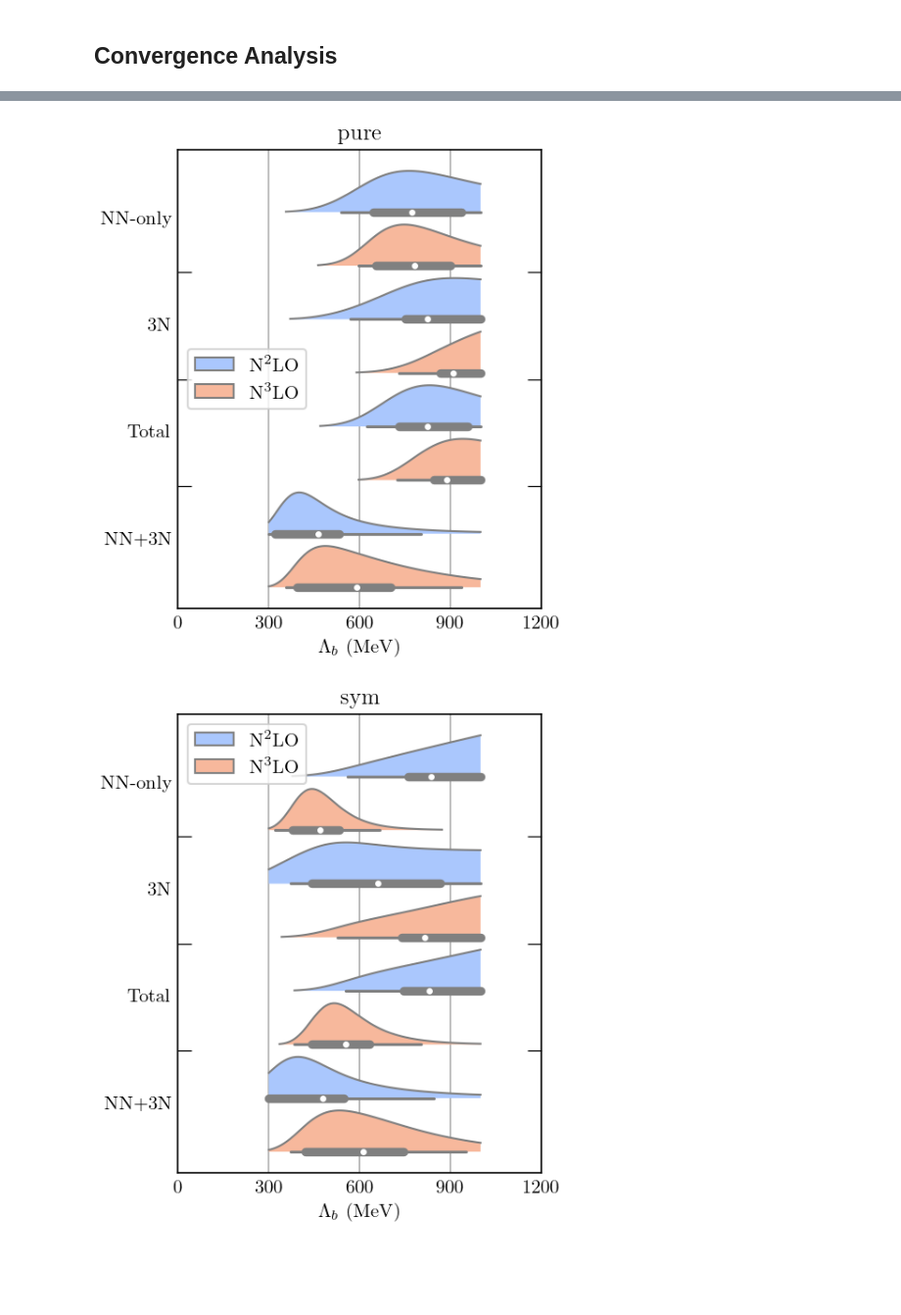
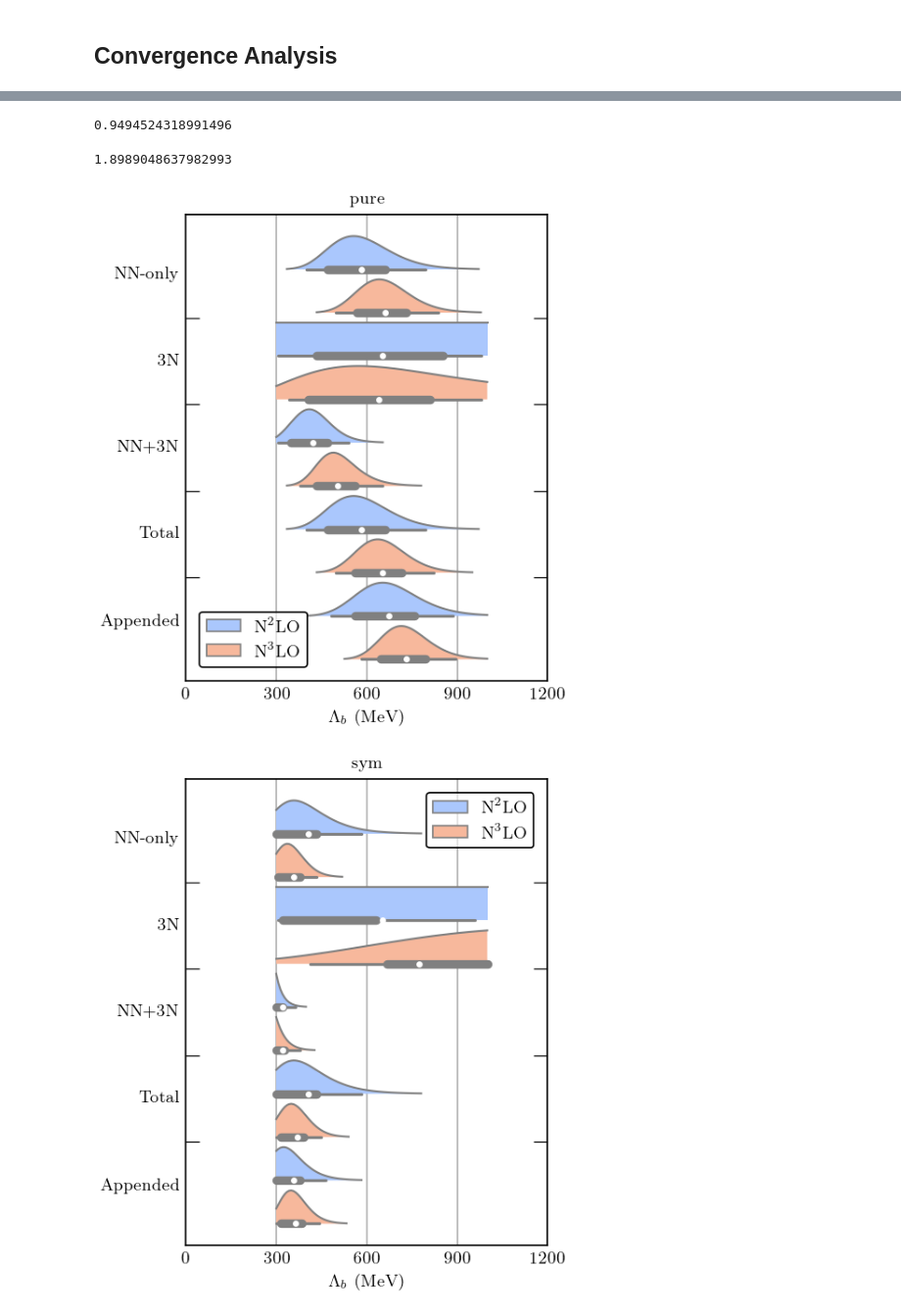
Before and after one commit to buqeye/nuclear-matter-convergence, a Jupyter notebook: analysis/3BF_convergence.ipynb, the cells around one changed output, grey strips where cells are left out. Shown at 98% size. Saved outputs shown, nothing was run; the diff lists cells and outputs as text; code cells hidden in the pictures; blank space fills up the shorter version.

Commit message:
Many more plots showing convergence when 2bf and 3bf are appended to one another

```diff
--- a/analysis/3BF_convergence.ipynb
+++ b/analysis/3BF_convergence.ipynb
@@ -315,6 +297,7 @@ def plot_coefficients(kf, d, coeffs_2bf, coeffs_3bf, coeffs_23bf, orders, colors
     for i, n in enumerate(orders):
 
         axes[0, 0].plot(kf, coeffs_23bf[:, i], c=colors[i], label=fr'$c_{n}^{{(2+3)}}$')
+        axes[0, 0].plot(kf[train1], coeffs_23bf[train1, i], c=colors[i], ls='', marker='o')
         axes[1, 0].plot(kf, coeffs_2bf[:, i], c=colors[i], label=fr'$c_{n}^{{(2)}}$')
         if n > 2:
             axes[1, 0].plot(kf, coeffs_3bf[:, i], c=colors[i], ls='--', label=fr'$c_{n}^{{(3)}}$')
@@ -378,3 +407,11 @@ def ref_cubic_3bf(X):
+# %%
+nuclear_density(600 / hbar_c, 2)
+# %% [output]
+0.9494524318991496
+# %%
+nuclear_density(600 / hbar_c, 4)
+# %% [output]
+1.8989048637982993
 # %%
 fermi_momenta = {
     pure_neutron: kf_n,
@@ -393,14 +430,17 @@ refs = {
     (pure_neutron, body2): ref_2bf,
     (pure_neutron, body3): ref_cubic_3bf,
     (pure_neutron, body23): ref_2bf,
+    (pure_neutron, body23_appended): ref_2bf,
     # E/A
     (sym_nuclear, body2): ref_2bf,
     (sym_nuclear, body3): ref_cubic_3bf,
     (sym_nuclear, body23): ref_2bf,
+    (sym_nuclear, body23_appended): ref_2bf,
     # S2
     (s2_energy, body2): ref_2bf,
     (s2_energy, body3): ref_cubic_3bf,
     (s2_energy, body23): ref_2bf,
+    (s2_energy, body23_appended): ref_2bf,
 }
 
 # S2_observables = {
@@ -413,25 +453,32 @@ observables = {
     (pure_neutron, body2): y_n_2bf,
     (pure_neutron, body3): y_n_3bf,
     (pure_neutron, body23): y_n_2_plus_3bf,
+#     (pure_neutron, body23_appended): y_n_app,
+    (pure_neutron, body23_appended): y_n_appended,
     # E/A
     (sym_nuclear, body2): y_s_2bf,
     (sym_nuclear, body3): y_s_3bf,
     (sym_nuclear, body23): y_s_2_plus_3bf,
+#     (sym_nuclear, body23_appended): y_s_app,
+    (sym_nuclear, body23_appended): y_s_appended,
     # S2
     (s2_energy, body2): y_d_2bf,
     (s2_energy, body3): y_d_3bf,
     (s2_energy, body23): y_d_2_plus_3bf,
+#     (s2_energy, body23_appended): y_d_app,
+    (s2_energy, body23_appended): y_d_appended,
 }
 
 excluded_orders = {
     body2: excluded_2bf,
     body3: excluded_3bf,
     body23: excluded_2bf,
+    body23_appended: excluded_2bf,
 }
 
 obs_types = [pure_neutron, sym_nuclear, s2_energy]
 systems = {pure_neutron: 'neutron', sym_nuclear: 'symmetric', s2_energy: 'difference'}
-body_types = [body2, body3, body23]
+body_types = [body2, body3, body23, body23_appended]
 # %%
 analyses = {}
 
@@ -444,50 +491,68 @@ with tqdm(total=len(obs_types) * len(body_types)) as pbar:
         ex_i = excluded_orders[n_body]
         system_i = systems[obs_type]
 
+        if n_body == body23_appended:
+            max_idxs = [3, 5]
+            max_idx_labels = [2, 3]
+            orders_i = orders_appended
+        else:
+            max_idxs = [2, 3]
+            max_idx_labels = None
+            orders_i = orders
+
         analyses[obs_type, n_body] = MatterConvergenceAnalysis(
-            X=X_i, y=y_i, orders=orders, train=train1, valid=valid1, ref=ref_i, ratio='kf', density=density,
+            X=X_i, y=y_i, orders=orders_i, train=train1, valid=valid1, ref=ref_i, ratio='kf', density=density,
             kernel=kernel, system=system_i, fit_n2lo=fit_n2lo, fit_n3lo=fit_n3lo, Lambda=Lambda,
-            body=n_body, savefigs=savefigs, excluded=ex_i, **hyperparams
+            body=n_body, savefigs=savefigs, excluded=ex_i, optimizer=optimizer, **hyperparams
         )
+
         analyses[obs_type, n_body].setup_posteriors(
             breakdown_min=breakdown_min, breakdown_max=breakdown_max, breakdown_num=breakdown_num,
             ls_min=ls_min, ls_max=ls_max, ls_num=ls_num,
-            max_idx=[2, 3], logprior=None
+            max_idx=max_idxs, logprior=None, max_idx_labels=max_idx_labels
         )
         pbar.update(1)
 # %%
 def create_breakdown_df(analyses, body_types, obs_type):
     df_Lb_pdfs = pd.concat([analyses[obs_type, n_body].df_breakdown for n_body in body_types])
 #     df_Lb_pdfs['$k_F$'] = kf_type_name
-    grouped = df_Lb_pdfs[df_Lb_pdfs['Body'] != 'NN+3N'].groupby(
+    grouped = df_Lb_pdfs[(df_Lb_pdfs['Body'] != body23) & (df_Lb_pdfs['Body'] != body23_appended)].groupby(
         ['$\Lambda_b$ (MeV)', 'Order', 'system'], sort=False
     )
     prod_df = grouped.prod().reset_index()
     prod_df['Body'] = 'Total'
-    return pd.concat([df_Lb_pdfs, prod_df], sort=False)
+
+    new_df = pd.concat([df_Lb_pdfs, prod_df], sort=False)
+    # For appended 3N orders
+#     order_fixes = {'N$^4$LO': 'N$^2$LO', 'N$^5$LO': 'N$^3$LO'}
+#     new_df['Order'] = new_df['Order'].replace(order_fixes)
+
+    return new_df
 # %%
 df_Lb_pdfs_n = create_breakdown_df(analyses, body_types, pure_neutron)
 df_Lb_pdfs_s = create_breakdown_df(analyses, body_types, sym_nuclear)
 df_Lb_pdfs_d = create_breakdown_df(analyses, body_types, s2_energy)
 
 
 df_Lb_pdf = pd.concat([df_Lb_pdfs_n, df_Lb_pdfs_s, df_Lb_pdfs_d])
 
 
 for obs_type, df_lb_i in zip(obs_types, [df_Lb_pdfs_n, df_Lb_pdfs_s, df_Lb_pdfs_d]):
     fig, ax = plt.subplots(figsize=(3.4, 4.4))
     ax = pdfplot(
         x=r'$\Lambda_b$ (MeV)', y='Body', pdf='pdf', data=df_lb_i, hue='Order',
-        order=[*body_types[:-1], 'Total', body_types[-1]], hue_order=[r'N$^2$LO', r'N$^3$LO'], cut=1e-2, linewidth=1,
+        order=[*body_types[:-1], 'Total', body_types[-1]],
+        hue_order=[r'N$^2$LO', r'N$^3$LO'],
+        cut=1e-2, linewidth=1,
             palette="coolwarm", saturation=1., ax=ax, margin=0.3,
     )
     ax.set_xlim(0, 1200)
     ax.set_xticks([0, 300, 600, 900, 1200])
     ax.grid(axis='x')
     ax.set_title(f'{obs_type}')
     ax.set_axisbelow(True)
     plt.show()
 #     fig.savefig(f'breakdown_obs-{obs_type}')
 # %% [output]
-[figure, old version]
+[figure, new version]
-[figure, old version]
+[figure, new version]
```
Also changed, not shown: parts of 48 cells of this notebook.
